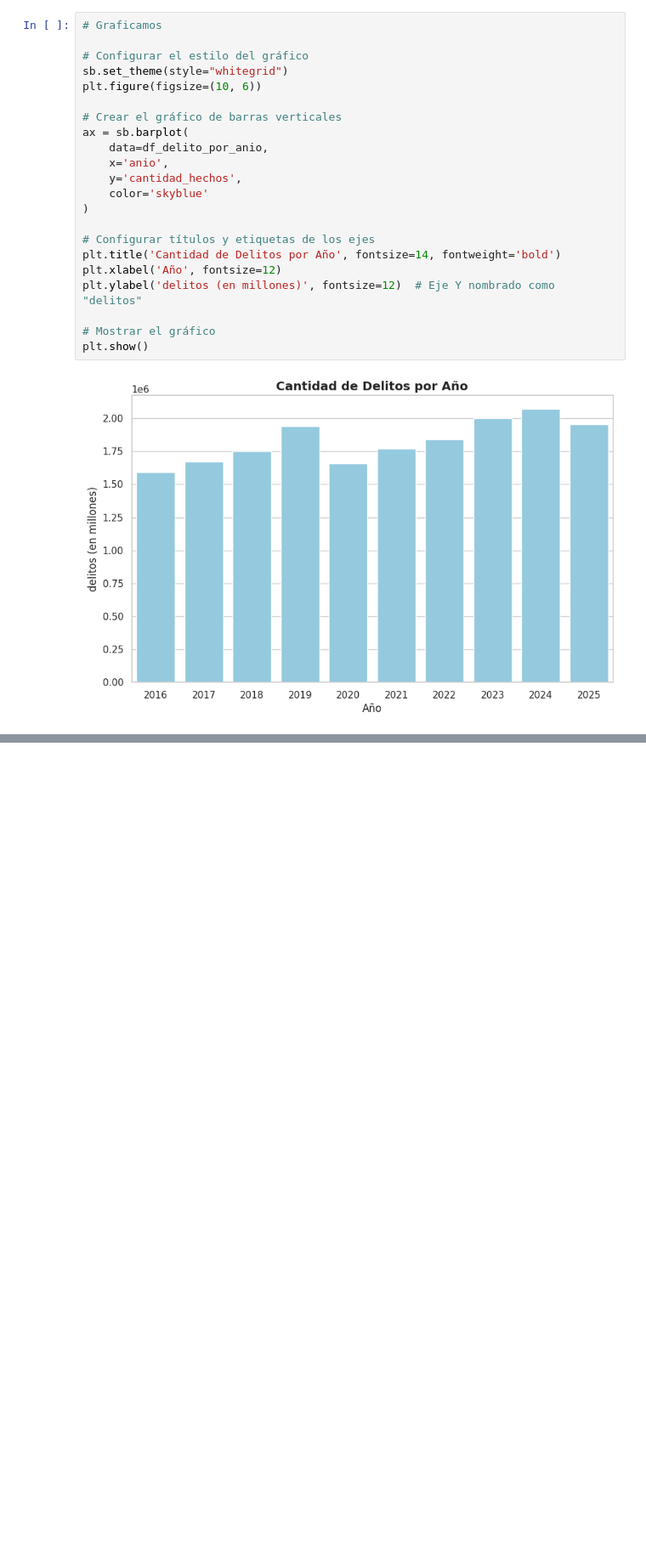
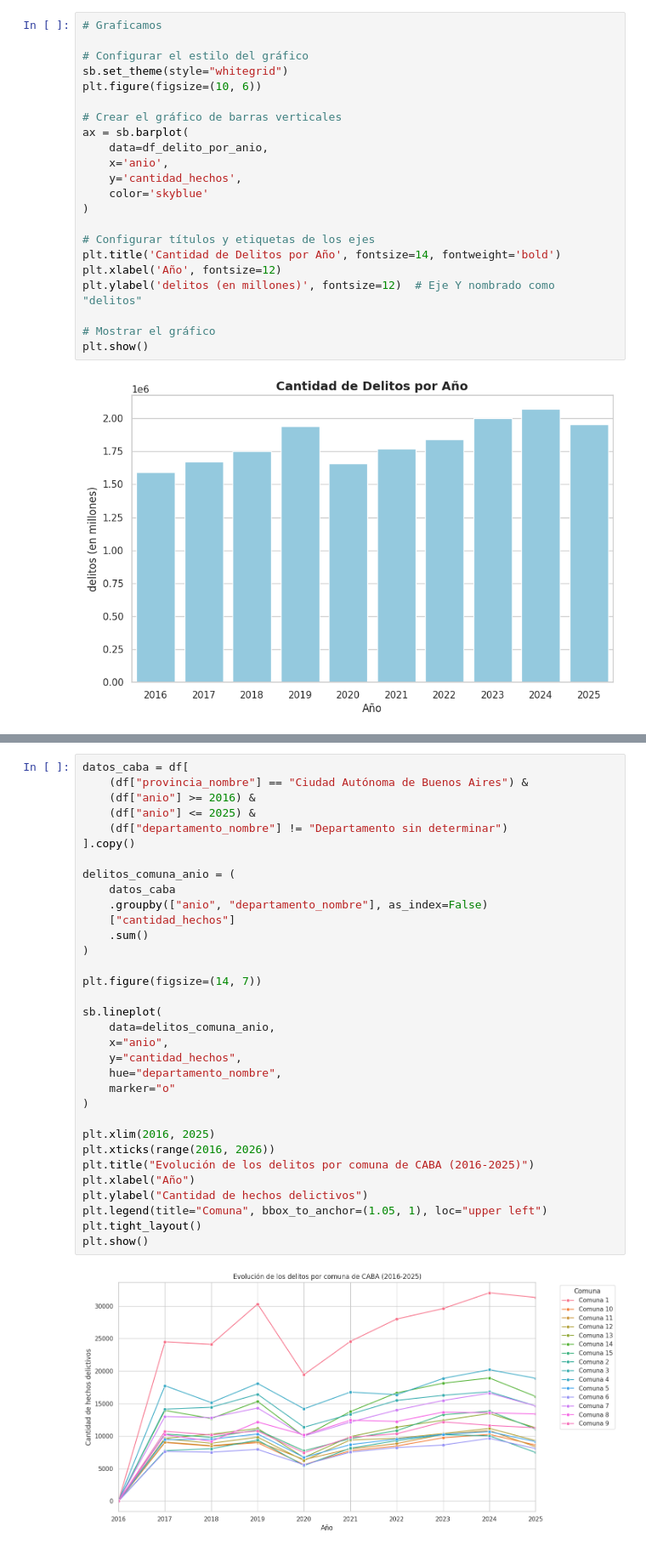
Before and after one commit to bauhaushm/TP-Delito_en_AMBA, a Jupyter notebook: TP_Delito.ipynb, the cells around one changed output, grey strips where cells are left out. Shown at 85% size. Saved outputs shown, nothing was run; the diff lists cells and outputs as text; blank space fills up the shorter version.

```diff
--- a/TP_Delito.ipynb
+++ b/TP_Delito.ipynb
@@ -172,0 +210,35 @@ plt.show()
+# %%
+datos_caba = df[
+    (df["provincia_nombre"] == "Ciudad Autónoma de Buenos Aires") &
+    (df["anio"] >= 2016) &
+    (df["anio"] <= 2025) &
+    (df["departamento_nombre"] != "Departamento sin determinar")
+].copy()
+
+delitos_comuna_anio = (
+    datos_caba
+    .groupby(["anio", "departamento_nombre"], as_index=False)
+    ["cantidad_hechos"]
+    .sum()
+)
+
+plt.figure(figsize=(14, 7))
+
+sb.lineplot(
+    data=delitos_comuna_anio,
+    x="anio",
+    y="cantidad_hechos",
+    hue="departamento_nombre",
+    marker="o"
+)
+
+plt.xlim(2016, 2025)
+plt.xticks(range(2016, 2026))
+plt.title("Evolución de los delitos por comuna de CABA (2016-2025)")
+plt.xlabel("Año")
+plt.ylabel("Cantidad de hechos delictivos")
+plt.legend(title="Comuna", bbox_to_anchor=(1.05, 1), loc="upper left")
+plt.tight_layout()
+plt.show()
+# %% [output]
+[figure, added]
```
Also changed, not shown: parts of 3 cells of this notebook.
